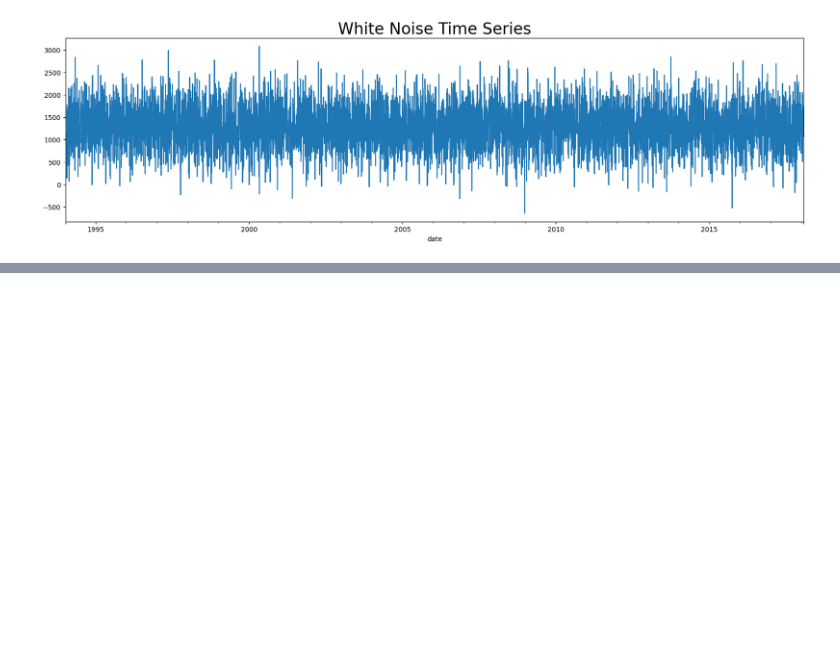
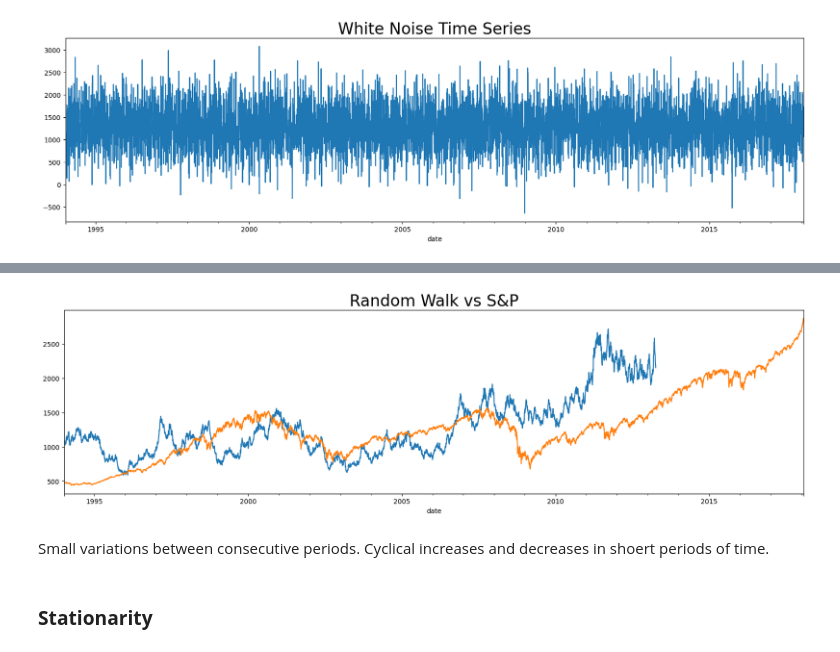
Before and after one commit to Mercymerine/Machine_learning2, a Jupyter notebook: time_series.ipynb, the cells around one changed output, grey strips where cells are left out. Cells and saved outputs as stored; diff of their text form; code cells hidden in the pictures; blank space fills up the shorter version.

```diff
--- a/time_series.ipynb
+++ b/time_series.ipynb
@@ -286,0 +344,12 @@ plt.show()
+# %%
+df.rw.plot(figsize = (20, 5))
+df.market_value.plot()
+plt.title('Random Walk vs S&P', size=24)
+plt.show()
+# %% [output]
+[figure, added]
+# %% [markdown]
+Small  variations between consecutive periods.
+Cyclical increases and decreases in shoert periods of time.
+# %% [markdown]
+### **Stationarity**
```
Also changed, not shown: parts of 13 cells of this notebook.
